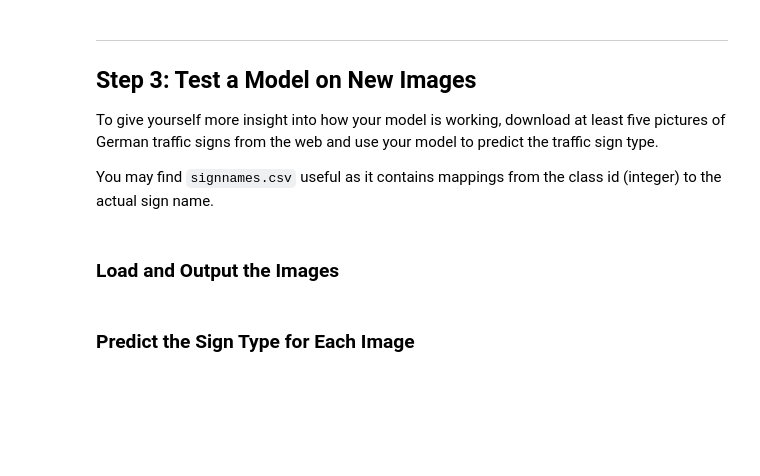
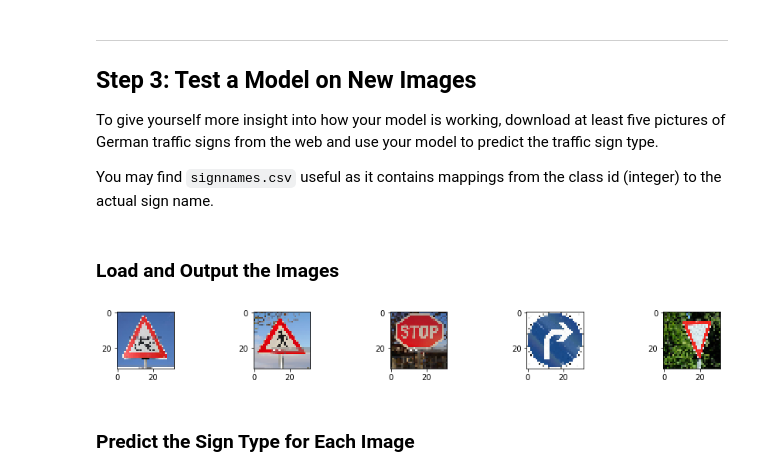
Before and after one commit to vssrcj/traffic-sign-classifier, a Jupyter notebook: Traffic_Sign_Classifier.ipynb, the cells around one changed output. Cells and saved outputs as stored; diff of their text form; code cells hidden in the pictures; blank space fills up the shorter version.

```diff
--- a/Traffic_Sign_Classifier.ipynb
+++ b/Traffic_Sign_Classifier.ipynb
@@ -420,36 +450,30 @@ def LeNet(feats):
 
     conv2 = conv_layer(conv1, [relu, max_pool], 16, (5, 5), 'conv2')
 
-    conv3 = conv_layer(conv2, [relu, flatten], 400, (5, 5), 'conv3')
+    conv3 = conv_layer(conv1, [relu, max_pool, flatten], 400, (5, 5), 'conv3')
 
     fc1   = fc_layer(conv3, [relu, dropout], 120)
 
     fc2   = fc_layer(fc1, [relu, dropout], 84)
 
-
-
-    # fc2   = fc_layer(conv1, [relu, dropout], 1024)
-
-    # fc3   = fc_layer(fc2, [relu, dropout], 512)
-
     fc3   = fc_layer(fc2, [], n_classes)
 
     return fc3
 # %%
 # Constants
-EPOCHS = 24
+EPOCHS = 32
 BATCH_SIZE = 160
-KEEP_PROB = 0.75
+KEEP_PROB = 0.7
 # %% [markdown]
 ### Train, Validate and Test the Model
 # %% [markdown]
 A validation set can be used to assess how well the model is performing. A low accuracy on the training and validation
 sets imply underfitting. A high accuracy on the training set but low accuracy on the validation set implies overfitting.
 # %%
-x = tf.placeholder(tf.float32, (None, 32, 32, 1))
-y = tf.placeholder(tf.int32, (None))
-keep_prob = tf.placeholder(tf.float32)
-one_hot_y = tf.one_hot(y, n_classes)
+x = tf.placeholder(tf.float32, (None, 32, 32, 1), name='x')
+y = tf.placeholder(tf.int32, (None), name='y')
+keep_prob = tf.placeholder(tf.float32, name='keep_prob')
+one_hot_y = tf.one_hot(y, n_classes, name='one_hot_y')
 # %%
 # Training Pipeline
 rate = 0.0005
@@ -489,7 +513,7 @@ with tf.Session() as sess:
             batch_x, batch_y = X_train[offset:end], y_train[offset:end]
             sess.run(training_operation, feed_dict={x: batch_x, y: batch_y, keep_prob: KEEP_PROB})
 
-        validation_accuracy = evaluate(valid_ext.images, valid_ext.signs)
+        validation_accuracy = evaluate(valid_pre.images, valid_pre.signs)
         training_accuracy = evaluate(train_ext.images, train_ext.signs)
 
         errors.append((validation_accuracy, training_accuracy))
@@ -542,32 +568,29 @@ You may find `signnames.csv` useful as it contains mappings from the class id (i
 # %%
 import matplotlib.image as mpimg
 
 test_image_names = ['bicycle.jpg', 'pedestrian.jpg', 'stop.jpg', 'turn-right.jpg', 'yield.jpg']
 test_image_signs = [29, 27, 14, 33, 13]
-test_images = []
+test_images_init = []
+
 
 plt.figure(figsize=(14, 14))
 for i, name in enumerate(test_image_names):
-    img = cv2.resize(
-        cv2.cvtColor(
+    img = cv2.cvtColor(
+        cv2.resize(
             cv2.imread('test-signs/' + name),
-            cv2.COLOR_BGR2RGB
+            (32, 32)
         ),
-        (32, 32)
+        cv2.COLOR_BGR2RGB
     )
 
     plt.subplot(1, 9, i * 2 + 1)
     plt.imshow(img, cmap='gray')
 
-    #  plt.figure(figsize=(1, 1))
-    # plt.imshow(img)
-    # plt.show()
+    test_images_init.append(img)
 
-    test_images.append(preprocess_img(img))
-#plt.tight_layout()
-plt.figure(figsize=(1, 1))
-plt.imshow(test_images[1].squeeze(), cmap='gray')
-plt.show()
+test_images = preprocess_img(np.array(test_images_init))
+# %% [output]
+[figure, added]
 # %% [markdown]
 ### Predict the Sign Type for Each Image
 # %%
```
Also changed, not shown: parts of 16 cells of this notebook, 8 other files.
